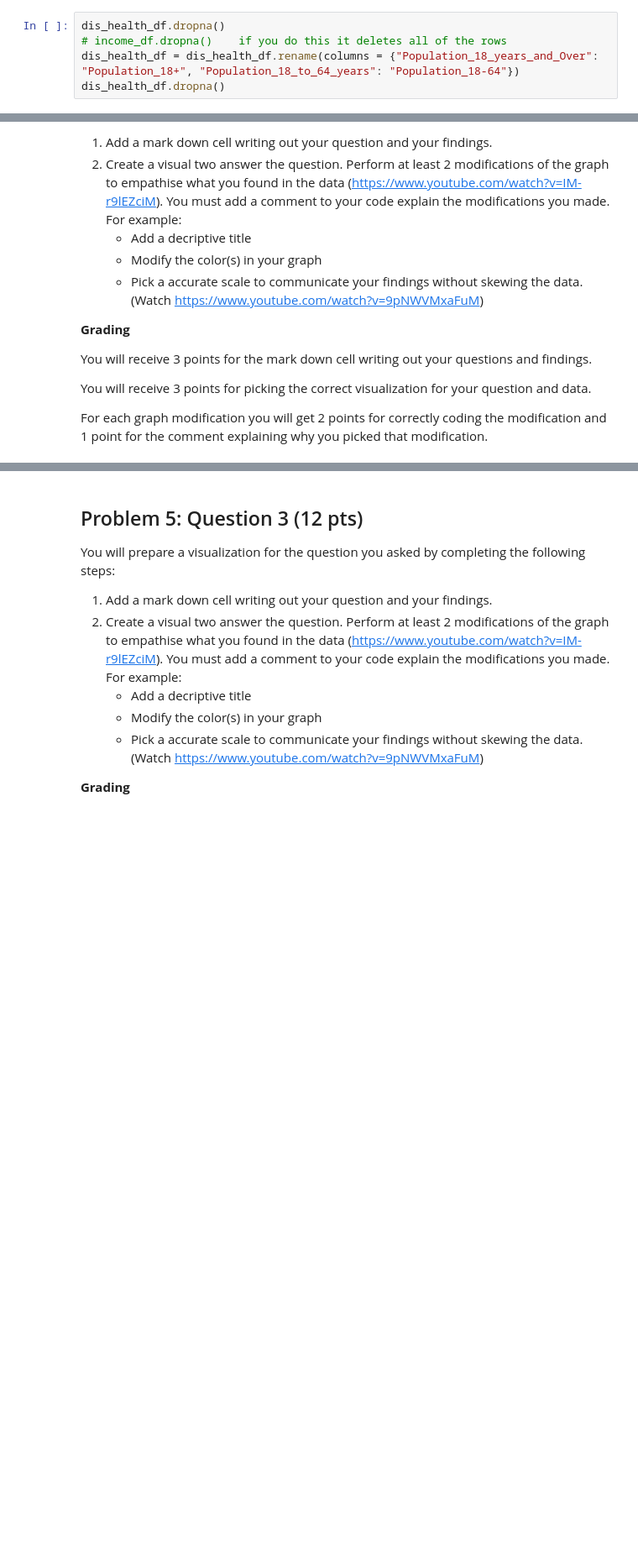
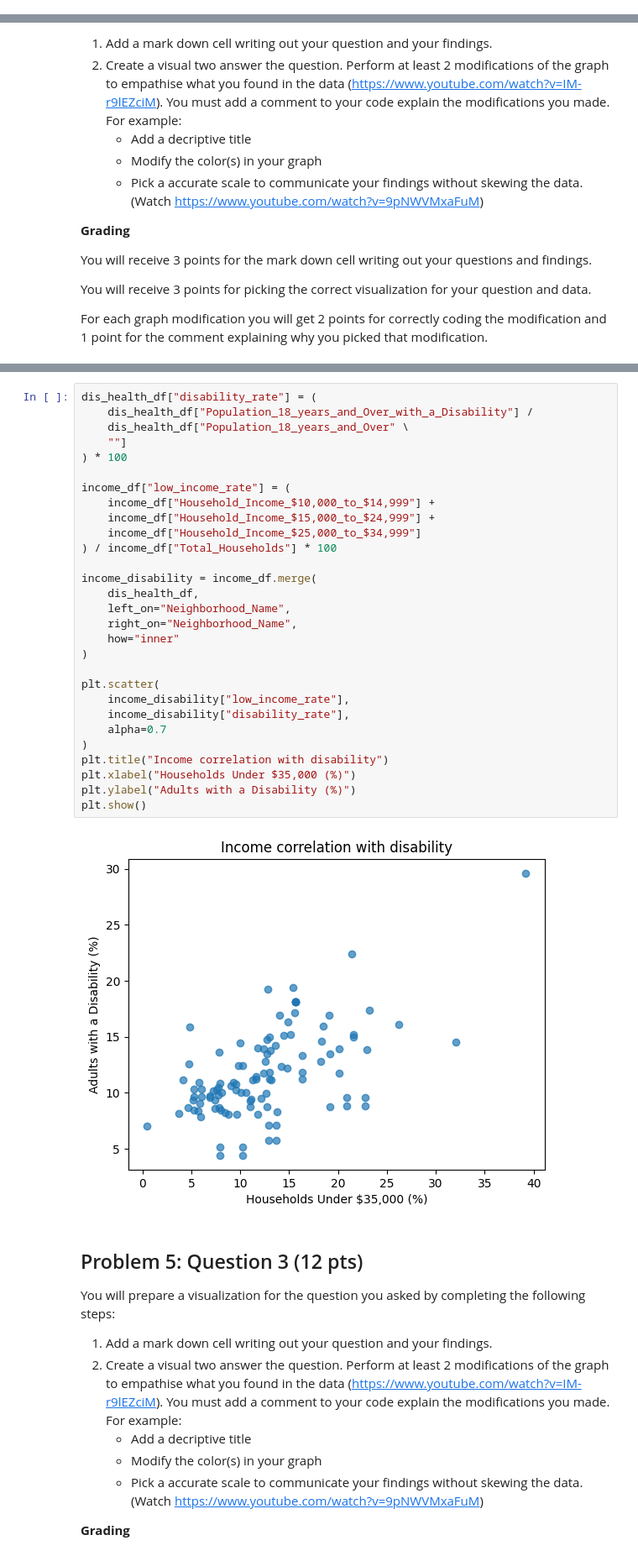
Before and after one commit to jklinck/AD450Winter2026, a Jupyter notebook: week_9_viz_determ.ipynb, the cells around one changed output, grey strips where cells are left out. Shown at 84% size. Saved outputs shown, nothing was run; the diff lists cells and outputs as text; blank space fills up the shorter version.

```diff
--- a/week_9_viz_determ.ipynb
+++ b/week_9_viz_determ.ipynb
@@ -235,8 +432,3 @@ Take a few minutes to prepare your data for analysis. You can decide what prepar
 For each preparation step add a comment to explain why you did that step.
 
 **Grading** You will receive 5 points for the first two data prep steps you perform. 2 point will be for the comment and then 3 points will be for accurately performing the prep.
-# %%
-dis_health_df.dropna()
-# income_df.dropna()    if you do this it deletes all of the rows
-dis_health_df = dis_health_df.rename(columns = {"Population_18_years_and_Over": "Population_18+", "Population_18_to_64_years": "Population_18-64"})
-dis_health_df.dropna()
@@ -297,3 +543,34 @@ For each graph modification you will get 2 points for correctly coding the modif
+# %%
+dis_health_df["disability_rate"] = (
+    dis_health_df["Population_18_years_and_Over_with_a_Disability"] /
+    dis_health_df["Population_18_years_and_Over" \
+    ""]
+) * 100
+
+income_df["low_income_rate"] = (
+    income_df["Household_Income_$10,000_to_$14,999"] +
+    income_df["Household_Income_$15,000_to_$24,999"] +
+    income_df["Household_Income_$25,000_to_$34,999"]
+) / income_df["Total_Households"] * 100
+
+income_disability = income_df.merge(
+    dis_health_df,
+    left_on="Neighborhood_Name",
+    right_on="Neighborhood_Name",
+    how="inner"
+)
+
+plt.scatter(
+    income_disability["low_income_rate"],
+    income_disability["disability_rate"],
+    alpha=0.7
+)
+plt.title("Income correlation with disability")
+plt.xlabel("Households Under $35,000 (%)")
+plt.ylabel("Adults with a Disability (%)")
+plt.show()
+# %% [output]
+[figure, added]
 # %% [markdown]
 ## Problem 5: Question 3 (12 pts)
 
```
Also changed, not shown: parts of 22 cells of this notebook.
